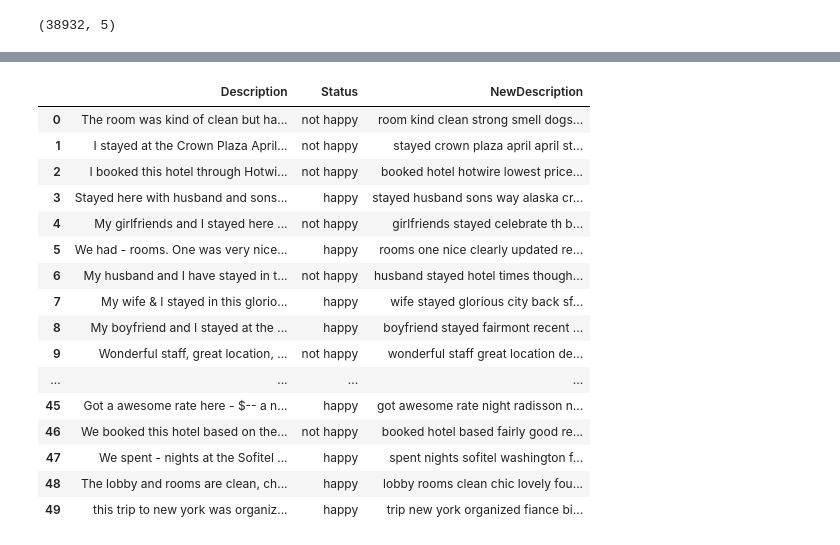
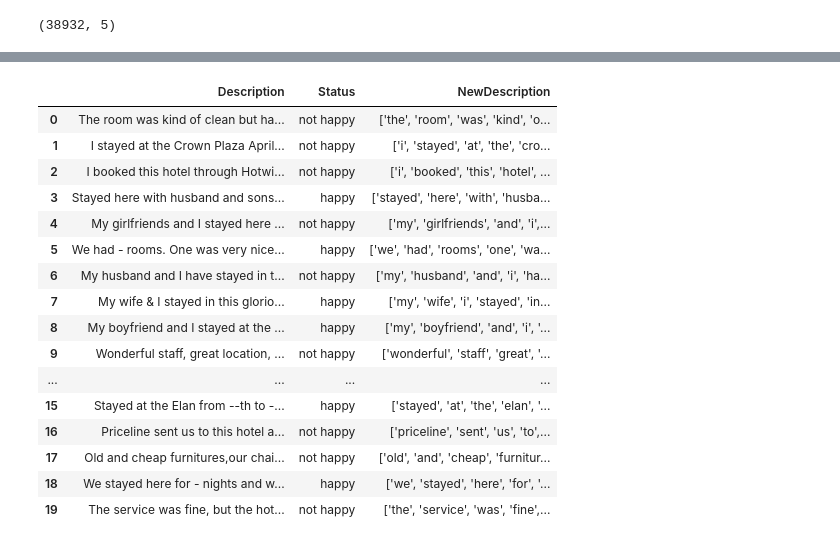
Before and after one commit to harshitha-999/Sentiment_Analysis, a Jupyter notebook: Analyzer.ipynb, the cells around one changed output, grey strips where cells are left out. Drawn from its saved outputs; the diff is of its cells as text; code cells hidden in the pictures.

```diff
--- a/Analyzer.ipynb
+++ b/Analyzer.ipynb
@@ -55,34 +68,26 @@ traindata.shape
 (38932, 5)
 # %%
 def removing_apostrophe(text):
-    text = re.sub(r"won\'t", "will not", text)
-    text = re.sub(r"can\'t", "can not", text)
-    text = re.sub(r"\'t've", " not have", text)
-    text = re.sub(r"\'d've", " would have", text)
-    text = re.sub(r"\'clock", "f the clock", text)
-    text = re.sub(r"\'cause", " because", text)
-    text = re.sub(r"n\'t", " not", text)
-    text = re.sub(r"\'re", " are", text)
-    text = re.sub(r"\'s", " is", text)
-    text = re.sub(r"\'d", " would", text)
-    text = re.sub(r"\'ll", " will", text)
-    text = re.sub(r"\'t", " not", text)
-    text = re.sub(r"\'ve", " have", text)
-    text = re.sub(r"\'m", " am", text)
+    text = re.sub("won't", "will not", text)
+    text = re.sub("can't", "can not", text)
+    text = re.sub("'t've", " not have", text)
+    text = re.sub("'d've", " would have", text)
+    text = re.sub("'cause", " because", text)
+    text = re.sub("n't", " not", text)
+    text = re.sub("'re", " are", text)
+    text = re.sub("'s", " is", text)
+    text = re.sub("'d", " would", text)
+    text = re.sub("'ll", " will", text)
+    #text = re.sub("'t", " not", text)
+    text = re.sub("'ve", " have", text)
+    text = re.sub("'m", " am", text)
     return text
 # %%
-
 def clean_data(text):
   text=removing_apostrophe(text)
   text = text.lower()
-  text = re.sub('\[.*?\]', '', text)
   text = re.sub('[%s]' % re.escape(string.punctuation), '', text)
-  text = re.sub('\w*\d\w*', '', text)
-  text = re.sub('[""''_]', '', text)
-  text = re.sub('\n', '', text)
-
-
-
+  text = word_tokenize(text)
   return text
 
 new = lambda x :clean_data(x)
@@ -119,9 +123,10 @@ nltk.download('stopwords')
 True
 # %%
+
+nltk.download('stopwords')
 STOPWORDS = set(stopwords.words('english'))
 def remove_stopwords(text):
-    return " ".join([word for word in str(text).split() if word not in STOPWORDS])
-
+  return " ".join([word for word in str(text).split() if word not in STOPWORDS])
 traindata["NewDescription"] = traindata["NewDescription"].apply(lambda text: remove_stopwords(text))
-traindata.head(50)
+traindata.head(20)
 # %% [output]
@@ -128,17 +135,17 @@ traindata.head(50)
 |  | Description | Status | NewDescription |
-| 0 | The room was kind of clean but ha... | not happy | room kind clean strong smell dogs... |
-| 1 | I stayed at the Crown Plaza April... | not happy | stayed crown plaza april april st... |
-| 2 | I booked this hotel through Hotwi... | not happy | booked hotel hotwire lowest price... |
-| 3 | Stayed here with husband and sons... | happy | stayed husband sons way alaska cr... |
-| 4 | My girlfriends and I stayed here ... | not happy | girlfriends stayed celebrate th b... |
-| 5 | We had - rooms. One was very nice... | happy | rooms one nice clearly updated re... |
-| 6 | My husband and I have stayed in t... | not happy | husband stayed hotel times though... |
-| 7 | My wife & I stayed in this glorio... | happy | wife stayed glorious city back sf... |
-| 8 | My boyfriend and I stayed at the ... | happy | boyfriend stayed fairmont recent ... |
-| 9 | Wonderful staff, great location, ... | not happy | wonderful staff great location de... |
+| 0 | The room was kind of clean but ha... | not happy | ['the', 'room', 'was', 'kind', 'o... |
+| 1 | I stayed at the Crown Plaza April... | not happy | ['i', 'stayed', 'at', 'the', 'cro... |
+| 2 | I booked this hotel through Hotwi... | not happy | ['i', 'booked', 'this', 'hotel', ... |
+| 3 | Stayed here with husband and sons... | happy | ['stayed', 'here', 'with', 'husba... |
+| 4 | My girlfriends and I stayed here ... | not happy | ['my', 'girlfriends', 'and', 'i',... |
+| 5 | We had - rooms. One was very nice... | happy | ['we', 'had', 'rooms', 'one', 'wa... |
+| 6 | My husband and I have stayed in t... | not happy | ['my', 'husband', 'and', 'i', 'ha... |
+| 7 | My wife & I stayed in this glorio... | happy | ['my', 'wife', 'i', 'stayed', 'in... |
+| 8 | My boyfriend and I stayed at the ... | happy | ['my', 'boyfriend', 'and', 'i', '... |
+| 9 | Wonderful staff, great location, ... | not happy | ['wonderful', 'staff', 'great', '... |
 | ... | ... | ... | ... |
-| 45 | Got a awesome rate here - $-- a n... | happy | got awesome rate night radisson n... |
-| 46 | We booked this hotel based on the... | not happy | booked hotel based fairly good re... |
-| 47 | We spent - nights at the Sofitel ... | happy | spent nights sofitel washington f... |
-| 48 | The lobby and rooms are clean, ch... | happy | lobby rooms clean chic lovely fou... |
-| 49 | this trip to new york was organiz... | happy | trip new york organized fiance bi... |
+| 15 | Stayed at the Elan from --th to -... | happy | ['stayed', 'at', 'the', 'elan', '... |
+| 16 | Priceline sent us to this hotel a... | not happy | ['priceline', 'sent', 'us', 'to',... |
+| 17 | Old and cheap furnitures,our chai... | not happy | ['old', 'and', 'cheap', 'furnitur... |
+| 18 | We stayed here for - nights and w... | happy | ['we', 'stayed', 'here', 'for', '... |
+| 19 | The service was fine, but the hot... | not happy | ['the', 'service', 'was', 'fine',... |
```
Also changed, not shown: parts of 25 cells of this notebook.
